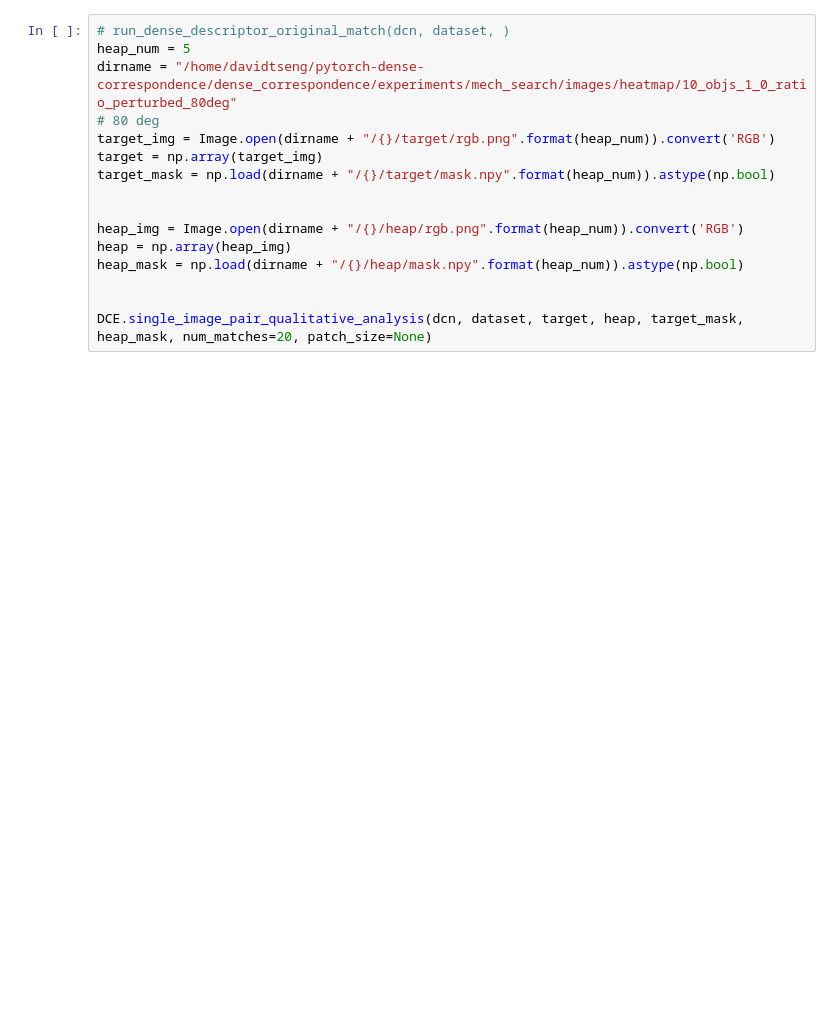
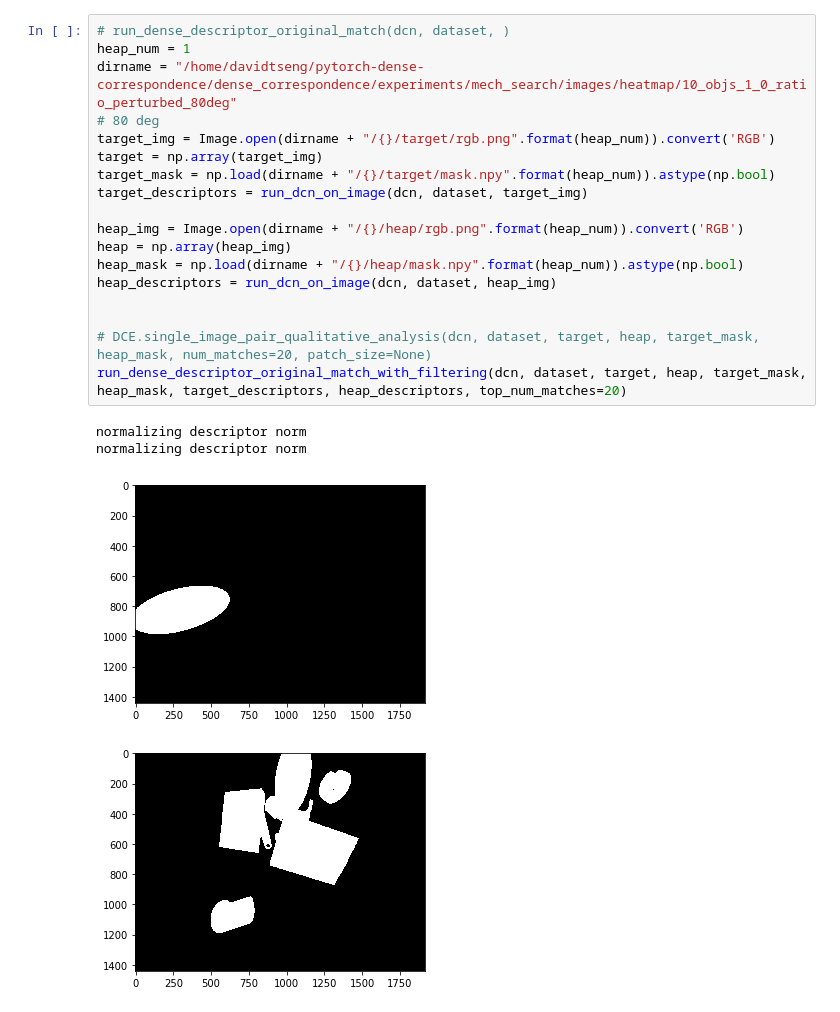
Before and after one commit to dtseng/pytorch-dense-correspondence, a Jupyter notebook: dense_correspondence/experiments/mech_search/test_heat_map.ipynb, the cells around one changed output. Drawn from its saved outputs; the diff is of its cells as text; blank space fills up the shorter version.

```diff
--- a/dense_correspondence/experiments/mech_search/test_heat_map.ipynb
+++ b/dense_correspondence/experiments/mech_search/test_heat_map.ipynb
@@ -54,16 +263,23 @@ def run_dense_descriptor_original_match(dcn, dataset, heap_name, target_name, nu
 # %%
 # run_dense_descriptor_original_match(dcn, dataset, )
-heap_num = 5
+heap_num = 1
 dirname = "/home/davidtseng/pytorch-dense-correspondence/dense_correspondence/experiments/mech_search/images/heatmap/10_objs_1_0_ratio_perturbed_80deg"
 # 80 deg
 target_img = Image.open(dirname + "/{}/target/rgb.png".format(heap_num)).convert('RGB')
 target = np.array(target_img)
 target_mask = np.load(dirname + "/{}/target/mask.npy".format(heap_num)).astype(np.bool)
-
+target_descriptors = run_dcn_on_image(dcn, dataset, target_img)
 
 heap_img = Image.open(dirname + "/{}/heap/rgb.png".format(heap_num)).convert('RGB')
 heap = np.array(heap_img)
 heap_mask = np.load(dirname + "/{}/heap/mask.npy".format(heap_num)).astype(np.bool)
+heap_descriptors = run_dcn_on_image(dcn, dataset, heap_img)
 
 
-DCE.single_image_pair_qualitative_analysis(dcn, dataset, target, heap, target_mask, heap_mask, num_matches=20, patch_size=None)
+# DCE.single_image_pair_qualitative_analysis(dcn, dataset, target, heap, target_mask, heap_mask, num_matches=20, patch_size=None)
+run_dense_descriptor_original_match_with_filtering(dcn, dataset, target, heap, target_mask, heap_mask, target_descriptors, heap_descriptors, top_num_matches=20)
+# %% [output]
+normalizing descriptor norm
+normalizing descriptor norm
+[figure, added]
+[figure, added]
```
Also changed, not shown: parts of 5 cells of this notebook, 4 other files.
